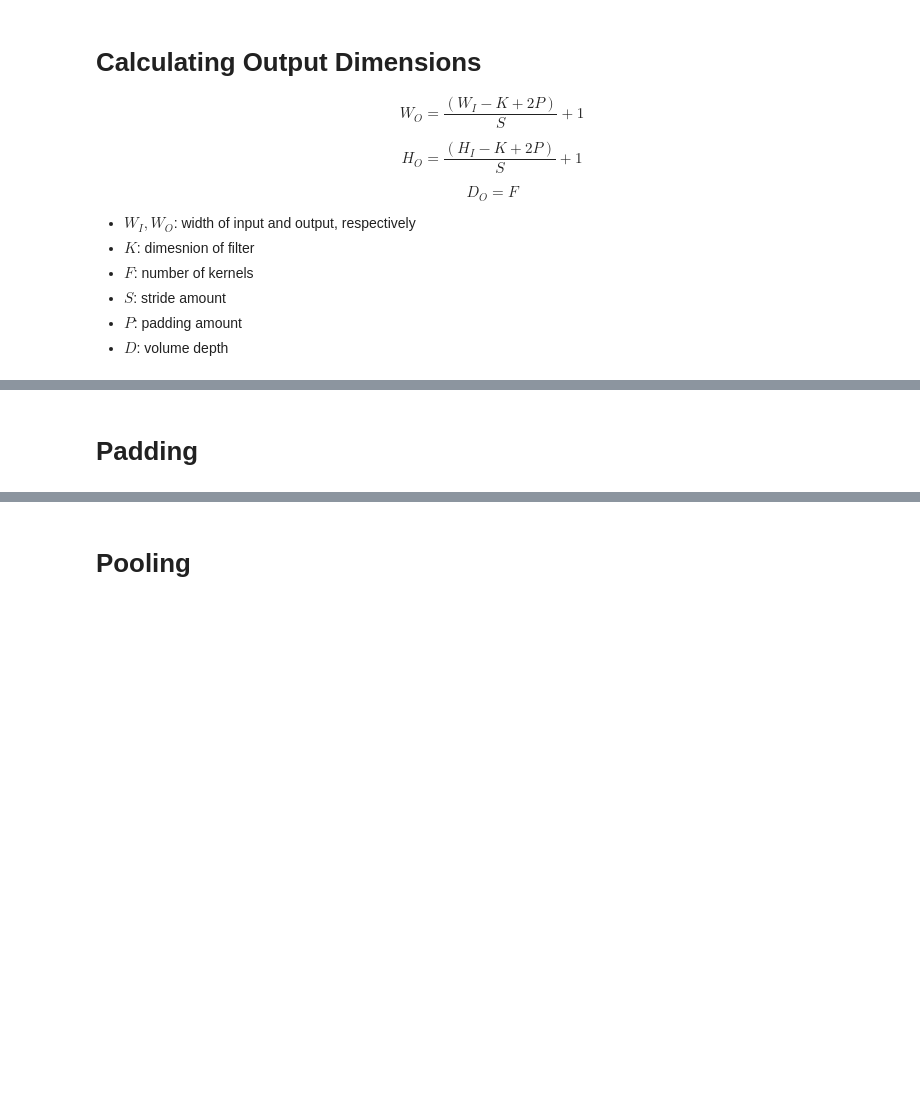
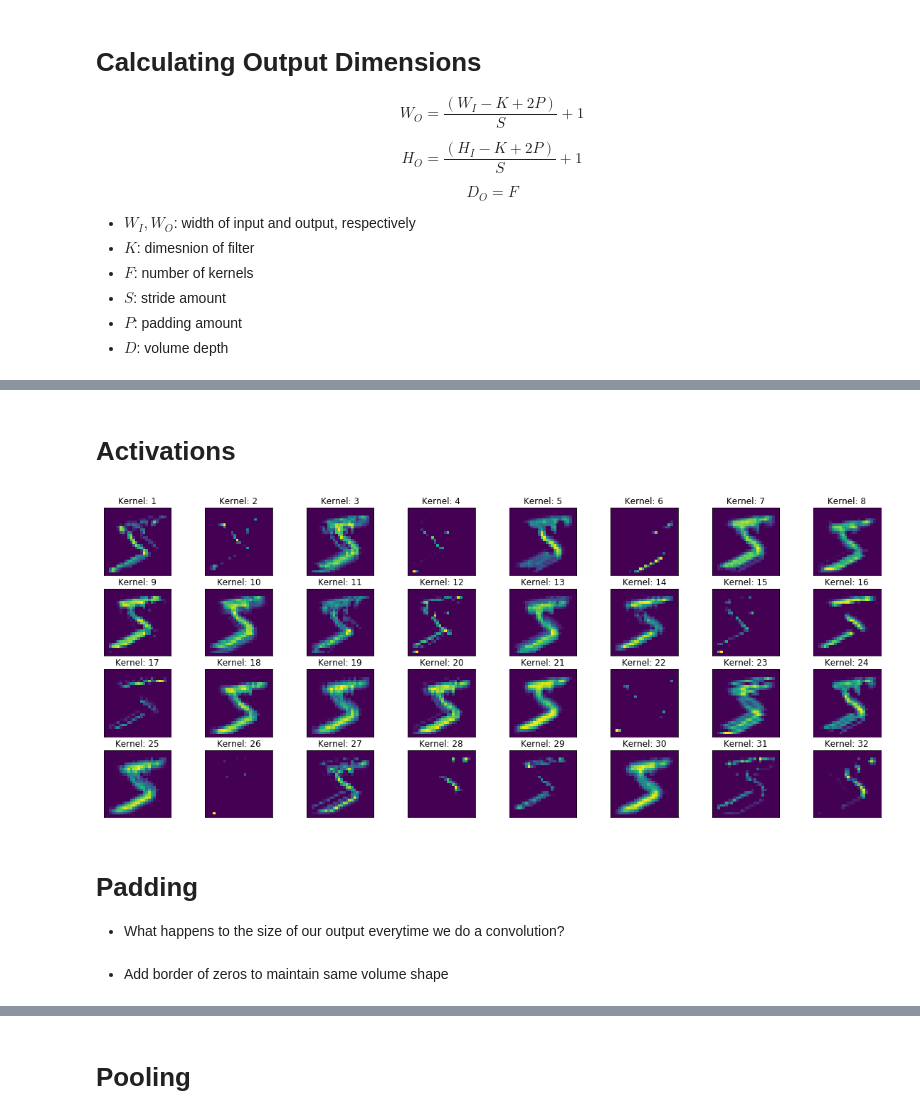
Before and after one commit to jordanott/DeepLearning, a Jupyter notebook: Notebooks/03 Convolutional Neural Networks.ipynb, the cells around one changed output, grey strips where cells are left out. Cells and saved outputs as stored; diff of their text form; code cells hidden in the pictures; blank space fills up the shorter version.

```diff
--- a/Notebooks/03 Convolutional Neural Networks.ipynb
+++ b/Notebooks/03 Convolutional Neural Networks.ipynb
@@ -107,2 +151,15 @@ for i in range(1,33):
 # %% [markdown]
-# Padding
+# Activations
+# %%
+def relu(z): return np.maximum(0,z)
+plt.figure(figsize=(20,8))
+for i in range(1,33):
+    plt.subplot(4,8,i); plt.title('Kernel: %d' %i)
+    plt.imshow(relu(output[:,:,i-1])); plt.xticks([]); plt.yticks([])
+# %% [output]
+[figure, added]
+# %% [markdown]
+# Padding
+* What happens to the size of our output everytime we do a convolution?
+# %% [markdown]
+* Add border of zeros to maintain same volume shape
```
Also changed, not shown: parts of 26 cells of this notebook, 11 other files.
